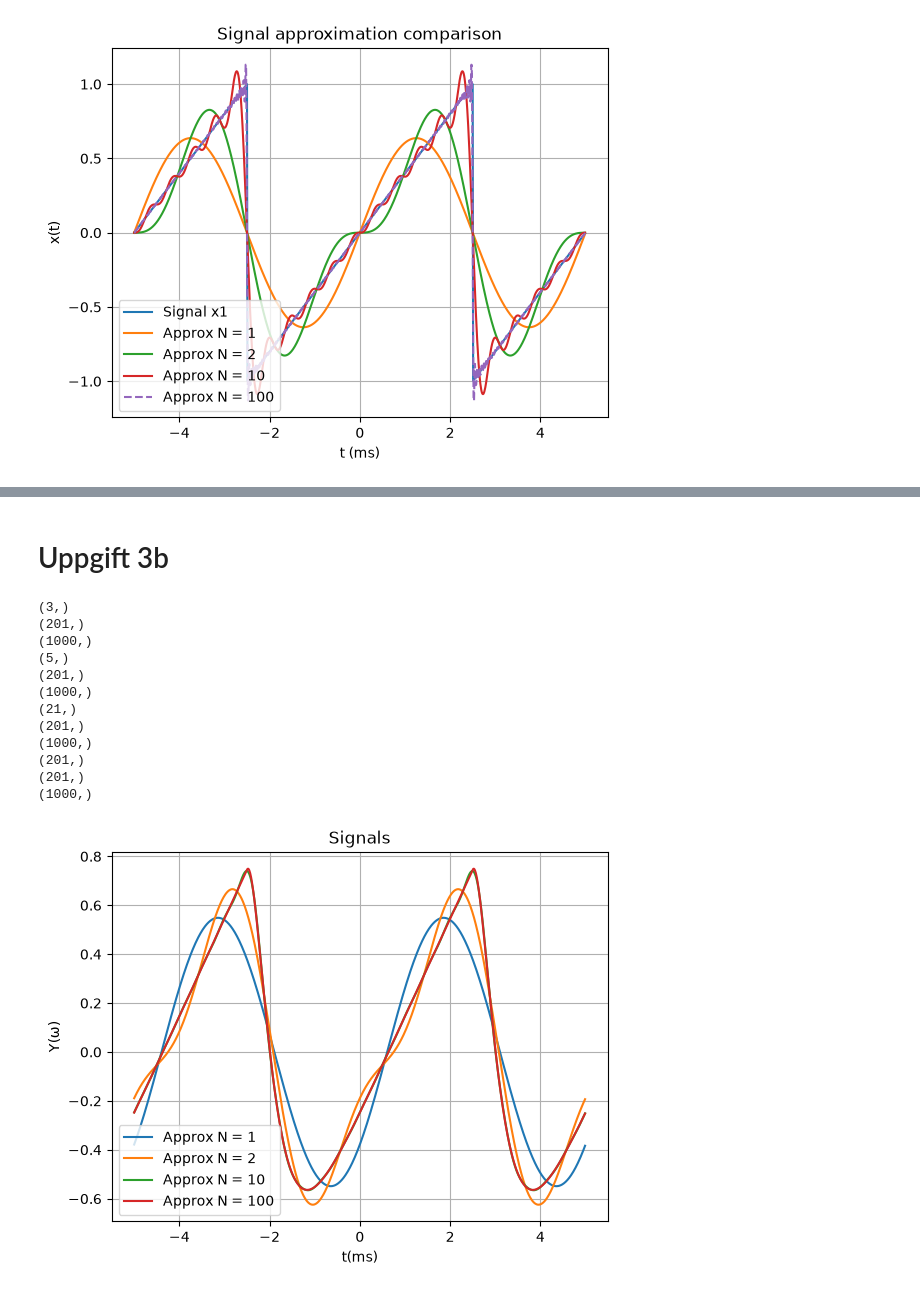
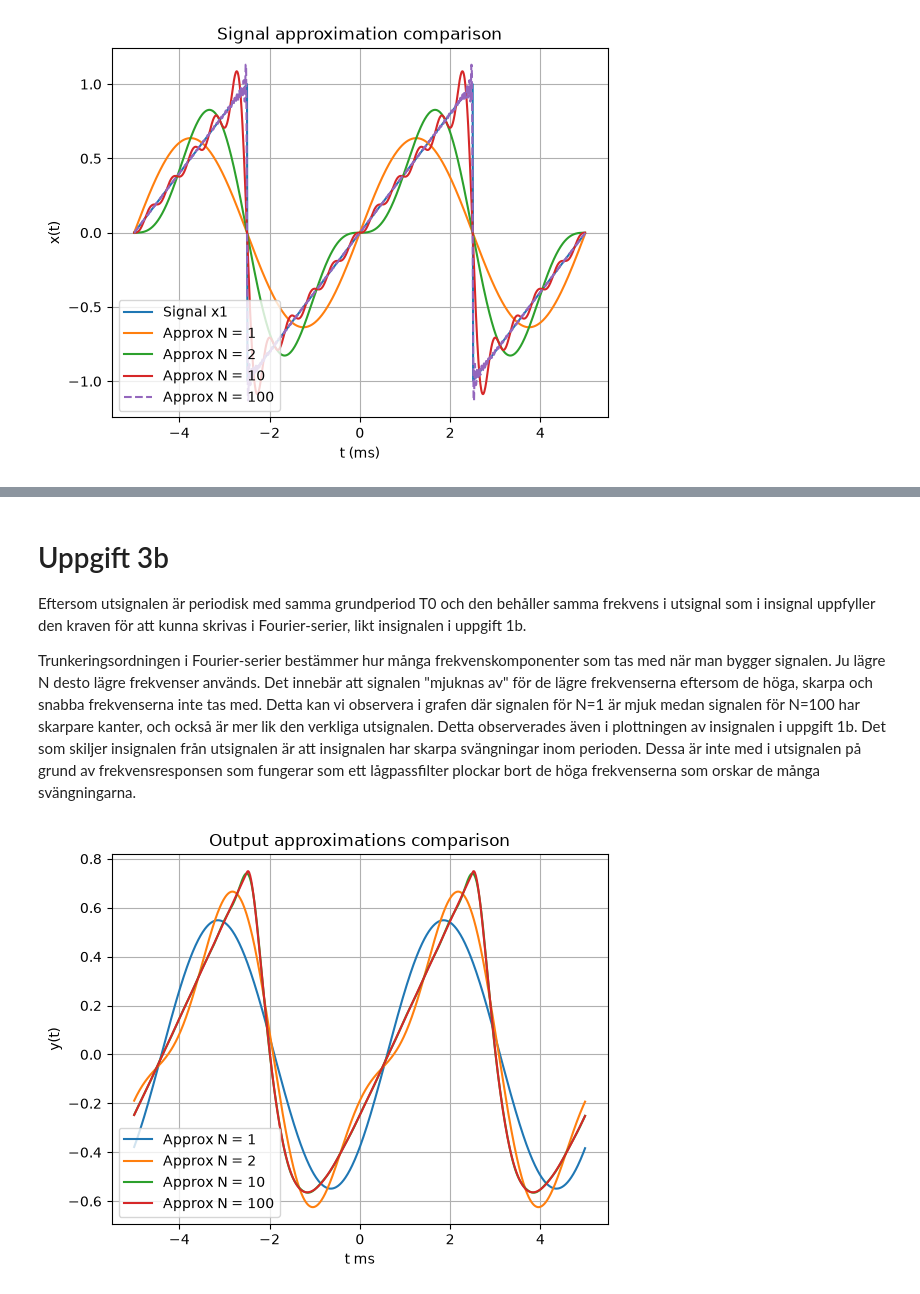
Before and after one commit to sobl9415/Sigtrans_assignments, a Jupyter notebook: Assignment2.ipynb, the cells around one changed output, grey strips where cells are left out. Cells and saved outputs as stored; diff of their text form; code cells hidden in the pictures.

```diff
--- a/Assignment2.ipynb
+++ b/Assignment2.ipynb
@@ -184,50 +208,42 @@ plt.show()
 # %% [markdown]
 # Uppgift 3b
+
+Eftersom utsignalen är periodisk med samma grundperiod T0 och den behåller samma frekvens i utsignal som i insignal uppfyller den kraven för att kunna skrivas i Fourier-serier, likt insignalen i uppgift 1b.
+
+Trunkeringsordningen i Fourier-serier bestämmer hur många frekvenskomponenter som tas med när man bygger signalen. Ju lägre N desto lägre frekvenser används. Det innebär att signalen "mjuknas av" för de lägre frekvenserna eftersom de höga, skarpa och snabba frekvenserna inte tas med. Detta kan vi observera i grafen där signalen för N=1 är mjuk medan signalen för N=100 har skarpare kanter, och också är mer lik den verkliga utsignalen. Detta observerades även i plottningen av insignalen i uppgift 1b. Det som skiljer insignalen från utsignalen är att insignalen har skarpa svängningar inom perioden. Dessa är inte med i utsignalen på grund av frekvensresponsen som fungerar som ett lågpassfilter plockar bort de höga frekvenserna som orskar de många svängningarna.
 # %%
 def output(t, N_val):
     omega = 2 * np.pi / T0
     n1 = np.arange(-N_val, N_val + 1, 1)
 
     indices = n1 + M
     Yn_subset = Yn[indices]
 
     exponent = (1j * n1[:, None] * omega * t[None, :])
     terms = Yn_subset[:, None] * np.exp(exponent)
     y = np.sum(terms, axis=0)
     return 1/(2 * np.pi) * np.real(y)
 
 N = np.array([1, 2, 10, 100])
 
 o_approx1 = output(t1, N[0])
 o_approx2 = output(t1, N[1])
 o_approx3 = output(t1, N[2])
 o_approx4 = output(t1, N[3])
 
 fig, ax = plt.subplots()
 
 ax.plot(t1*1000,o_approx1, label="Approx N = 1")
 ax.plot(t1*1000, o_approx2, label="Approx N = 2")
 ax.plot(t1*1000, o_approx3, label="Approx N = 10")
 ax.plot(t1*1000, o_approx4, label="Approx N = 100")
 
-ax.set_title("Signals")
-ax.set_xlabel("t(ms)")
-ax.set_ylabel("Y(ω)")
+ax.set_title("Output approximations comparison")
+ax.set_xlabel("t ms")
+ax.set_ylabel("y(t)")
 ax.legend()
 ax.grid(True)
 
 plt.show()
 # %% [output]
-(3,)
-(201,)
-(1000,)
-(5,)
-(201,)
-(1000,)
-(21,)
-(201,)
-(1000,)
-(201,)
-(201,)
-(1000,)
-[figure, old version]
+[figure, new version]
```
Also changed, not shown: parts of 12 cells of this notebook.
